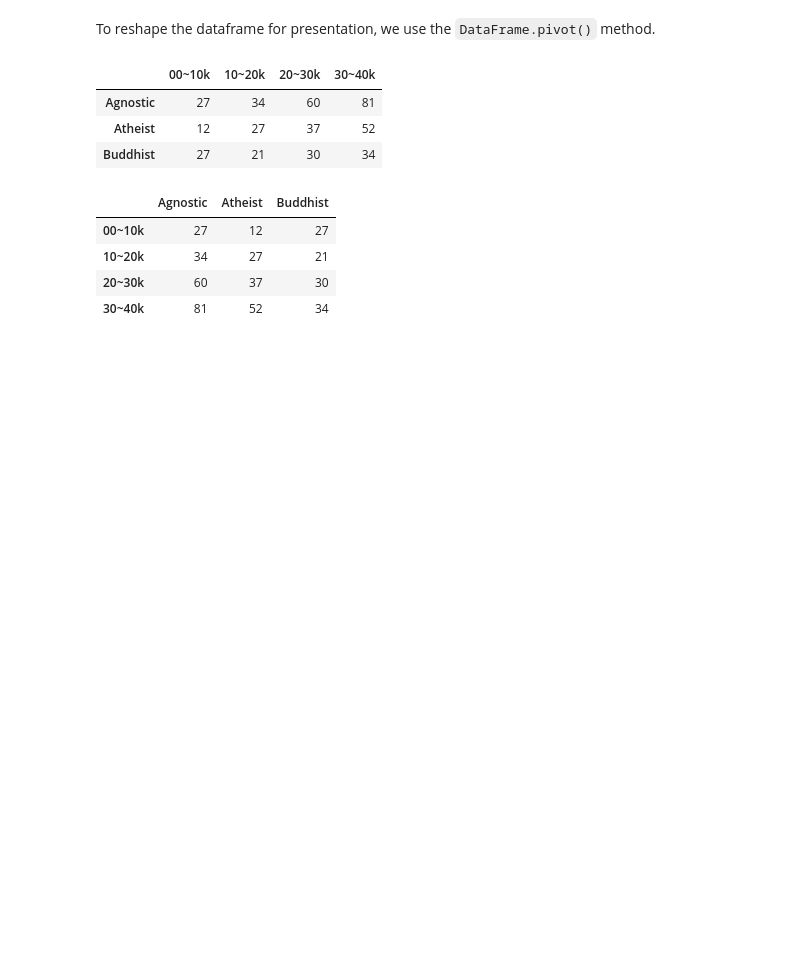
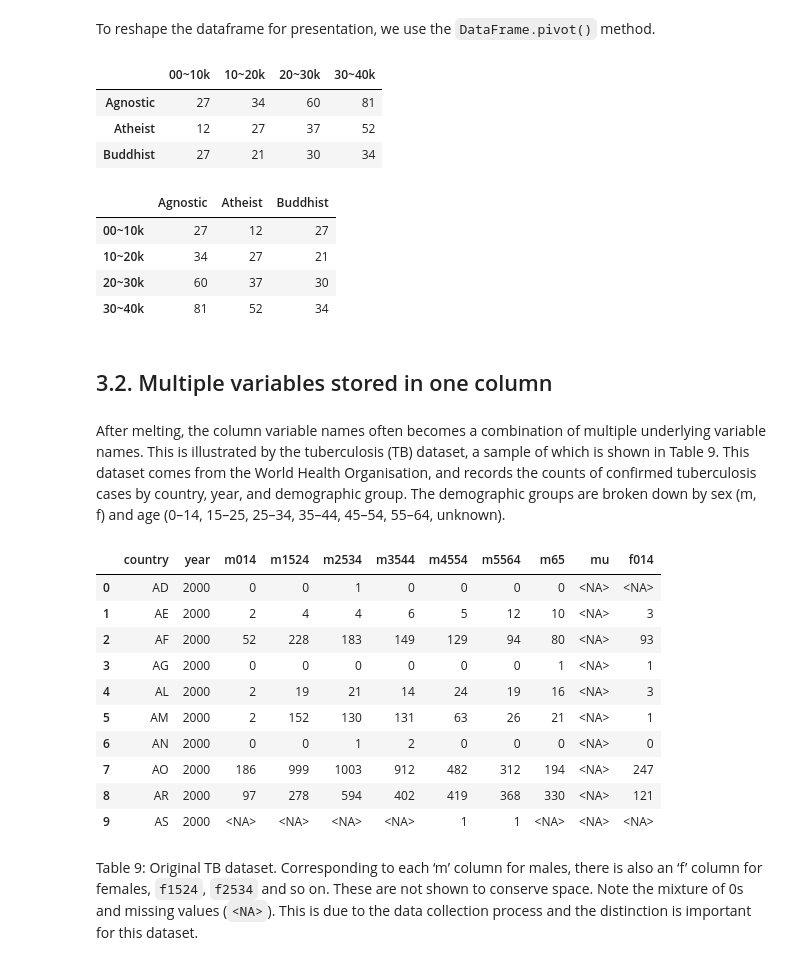
Before and after one commit to toshiro-en-miyamoto/dsci, a Jupyter notebook: basics/tidying-data.ipynb, the cells around one changed output. Cells and saved outputs as stored; diff of their text form; code cells hidden in the pictures; blank space fills up the shorter version.

```diff
--- a/basics/tidying-data.ipynb
+++ b/basics/tidying-data.ipynb
@@ -226,3 +224,37 @@ pivot_ir2
 | 10~20k | 34 | 27 | 21 |
 | 20~30k | 60 | 37 | 30 |
 | 30~40k | 81 | 52 | 34 |
+# %% [markdown]
+## 3.2. Multiple variables stored in one column
+# %% [markdown]
+After melting, the column variable names often becomes a combination of multiple underlying variable names. This is illustrated by the tuberculosis (TB) dataset, a sample of which is shown in Table 9. This dataset comes from the World Health Organisation, and records the counts of confirmed tuberculosis cases by country, year, and demographic group. The demographic groups are broken down by sex (m, f) and age (0–14, 15–25, 25–34, 35–44, 45–54, 55–64, unknown).
+# %%
+tb = pd.DataFrame(data={
+    'country': [ 'AD','AE','AF','AG','AL','AM','AN','AO','AR','AS' ],
+    'year':  [ 2000 for _ in range(10) ],
+    'm014':  pd.array([ 0, 2,  52, 0,  2,   2, 0,  186,  97, None ], dtype="Int64"),
+    'm1524': pd.array([ 0, 4, 228, 0, 19, 152, 0,  999, 278, None ], dtype="Int64"),
+    'm2534': pd.array([ 1, 4, 183, 0, 21, 130, 1, 1003, 594, None ], dtype="Int64"),
+    'm3544': pd.array([ 0, 6, 149, 0, 14, 131, 2,  912, 402, None ], dtype="Int64"),
+    'm4554': pd.array([ 0, 5, 129, 0, 24,  63, 0,  482, 419,    1 ], dtype="Int64"),
+    'm5564': pd.array([ 0, 12, 94, 0, 19,  26, 0,  312, 368,    1 ], dtype="Int64"),
+    'm65':   pd.array([ 0, 10, 80, 1, 16,  21, 0,  194, 330, None ], dtype="Int64"),
+    'mu':    pd.array([ None for _ in range(10) ], dtype="Int64"),
+    'f014':  pd.array([ None, 3, 93, 1, 3, 1, 0, 247, 121, None ], dtype="Int64"),
+})
+# %%
+tb
+# %% [output]
+|  | country | year | m014 | m1524 | m2534 | m3544 | m4554 | m5564 | m65 | mu | f014 |
+| 0 | AD | 2000 | 0 | 0 | 1 | 0 | 0 | 0 | 0 | <NA> | <NA> |
+| 1 | AE | 2000 | 2 | 4 | 4 | 6 | 5 | 12 | 10 | <NA> | 3 |
+| 2 | AF | 2000 | 52 | 228 | 183 | 149 | 129 | 94 | 80 | <NA> | 93 |
+| 3 | AG | 2000 | 0 | 0 | 0 | 0 | 0 | 0 | 1 | <NA> | 1 |
+| 4 | AL | 2000 | 2 | 19 | 21 | 14 | 24 | 19 | 16 | <NA> | 3 |
+| 5 | AM | 2000 | 2 | 152 | 130 | 131 | 63 | 26 | 21 | <NA> | 1 |
+| 6 | AN | 2000 | 0 | 0 | 1 | 2 | 0 | 0 | 0 | <NA> | 0 |
+| 7 | AO | 2000 | 186 | 999 | 1003 | 912 | 482 | 312 | 194 | <NA> | 247 |
+| 8 | AR | 2000 | 97 | 278 | 594 | 402 | 419 | 368 | 330 | <NA> | 121 |
+| 9 | AS | 2000 | <NA> | <NA> | <NA> | <NA> | 1 | 1 | <NA> | <NA> | <NA> |
+# %% [markdown]
+Table 9: Original TB dataset. Corresponding to each ‘m’ column for males, there is also an ‘f’ column for females, `f1524`, `f2534` and so on. These are not shown to conserve space. Note the mixture of 0s and missing values (`<NA>`). This is due to the data collection process and the distinction is important for this dataset.
```
Also changed, not shown: parts of 10 cells of this notebook.
